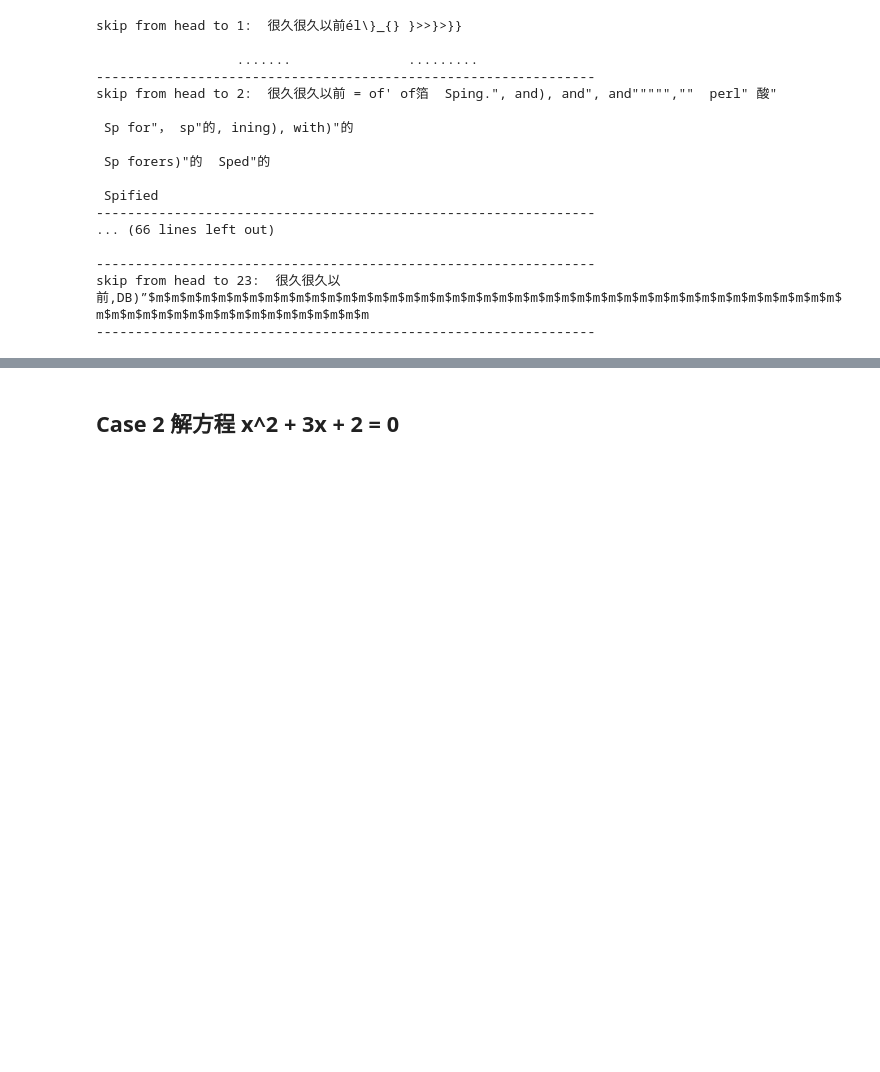
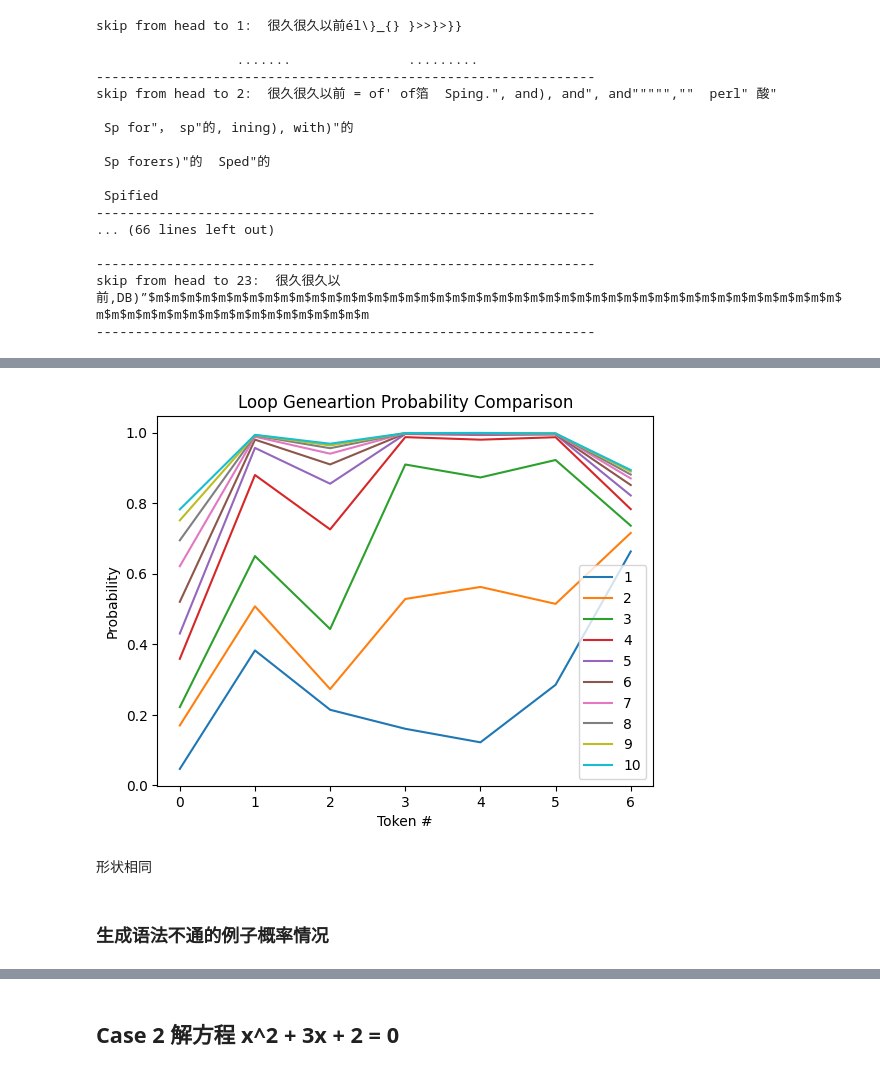
Before and after one commit to caoyang-sufe/easyllm, a Jupyter notebook: jupyter/layer-prune.ipynb, the cells around one changed output, grey strips where cells are left out. Cells and saved outputs as stored; diff of their text form; code cells hidden in the pictures; blank space fills up the shorter version.

```diff
--- a/jupyter/layer-prune.ipynb
+++ b/jupyter/layer-prune.ipynb
@@ -363,8 +390,8 @@ print(results["text"])
 results = greedy_decode(
     model,
     tokenizer,
-    prompt = "很久很久以前",
-    max_length = 64,
+    prompt = prompt,
+    max_length = max_length,
     device = "cpu",
     use_kv_cache = True,
     forward_hook_module_names = None,
@@ -381,8 +408,8 @@ for i in range(1, 24):
     results = greedy_decode(
         model,
         tokenizer,
-        prompt = "很久很久以前",
-        max_length = 64,
+        prompt = prompt,
+        max_length = max_length,
         device = "cpu",
         use_kv_cache = True,
         forward_hook_module_names = None,
@@ -446,0 +535,13 @@ skip from head to 23:  很久很久以前,DB)”$m$m$m$m$m$m$m$m$m$m$m$m$m$m$m$m
+# %%
+results = greedy_decode(
+    model,
+    tokenizer,
+    prompt = prompt,
+    max_length = max_length,
+    device = "cpu",
+    use_kv_cache = True,
+    forward_hook_module_names = None,
+    backward_hook_module_names = None,
+    skip_layer_idx = [12],
+)
+df = pd.DataFrame(results["token_probs"], columns=["id", "token", "prob"])
@@ -446,0 +568,23 @@ skip from head to 23:  很久很久以前,DB)”$m$m$m$m$m$m$m$m$m$m$m$m$m$m$m$m
+# %%
+x = list(range(7))
+
+plt.plot(x, df.loc[19:25, "prob"], label='1')
+plt.plot(x, df.loc[26:32, "prob"], label='2')
+plt.plot(x, df.loc[33:39, "prob"], label='3')
+plt.plot(x, df.loc[40:46, "prob"], label='4')
+plt.plot(x, df.loc[47:53, "prob"], label='5')
+plt.plot(x, df.loc[54:60, "prob"], label='6')
+plt.plot(x, df.loc[61:67, "prob"], label='7')
+plt.plot(x, df.loc[68:74, "prob"], label='8')
+plt.plot(x, df.loc[75:81, "prob"], label='9')
+plt.plot(x, df.loc[82:88, "prob"], label='10')
+
+plt.legend(), plt.title("Loop Geneartion Probability Comparison"), plt.xlabel("Token #"), plt.ylabel("Probability")
+plt.show()
+plt.close()
+# %% [output]
+[figure, added]
+# %% [markdown]
+形状相同
+# %% [markdown]
+### 生成语法不通的例子概率情况
```
Also changed, not shown: parts of 37 cells of this notebook, 2 other files.
